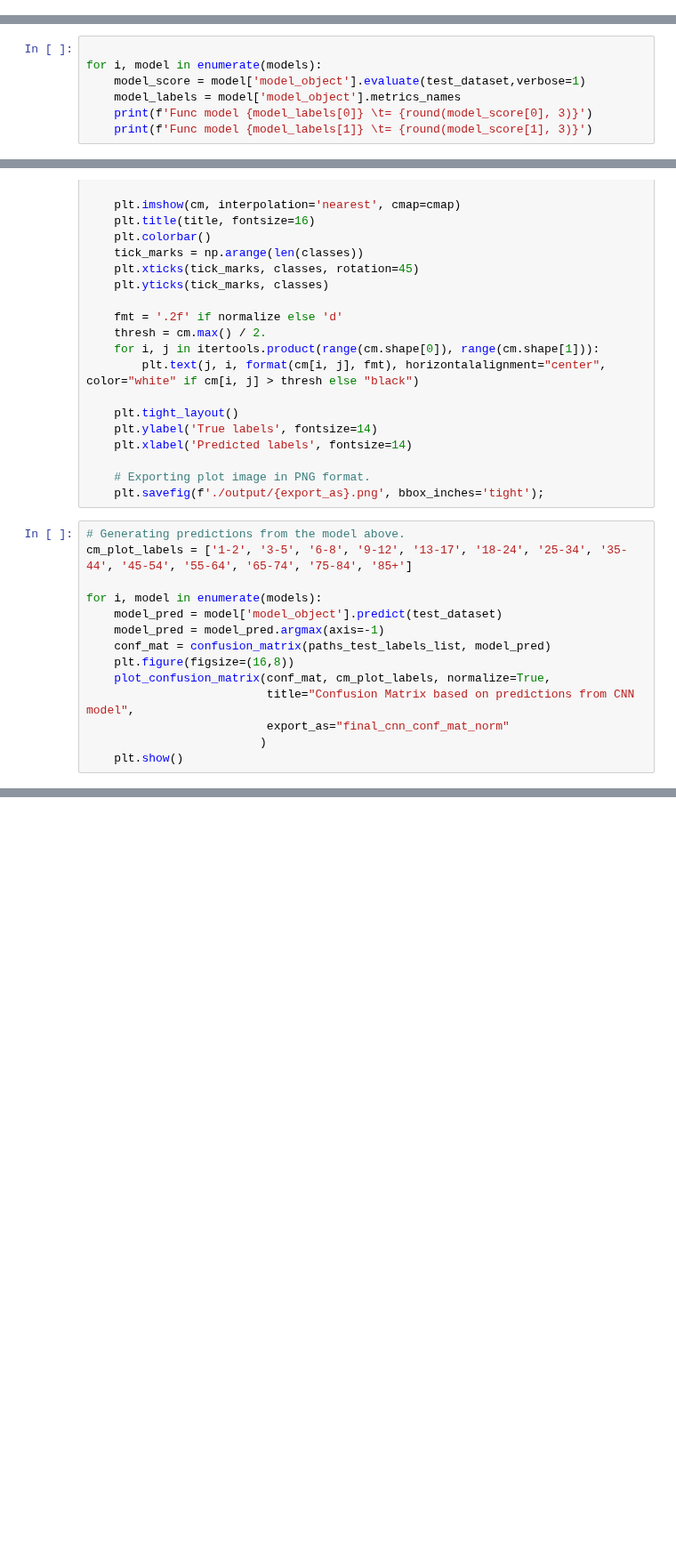
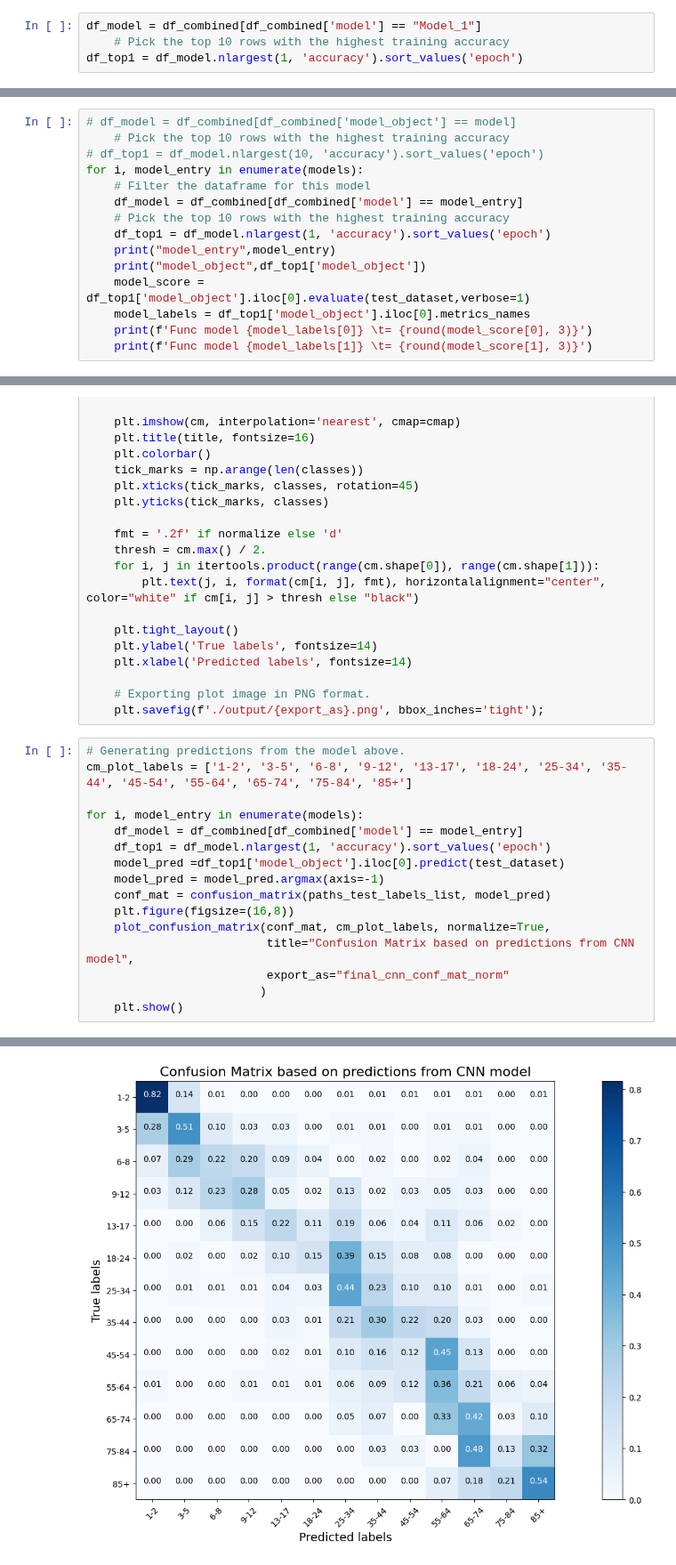
Before and after one commit to MocanuPaulC/DL-assignment, a Jupyter notebook: part_1/2_1_train_age_model.ipynb, the cells around one changed output, grey strips where cells are left out. Shown at 89% size. Drawn from its saved outputs; the diff is of its cells as text; blank space fills up the shorter version.

```diff
--- a/part_1/2_1_train_age_model.ipynb
+++ b/part_1/2_1_train_age_model.ipynb
@@ -282,0 +336,4 @@ Text(0.5, 0.92, 'Lineplots showing loss and accuracy of CNN model by epochs')
+# %%
+df_model = df_combined[df_combined['model'] == "Model_1"]
+    # Pick the top 10 rows with the highest training accuracy
+df_top1 = df_model.nlargest(1, 'accuracy').sort_values('epoch')
@@ -283,8 +360,16 @@ Text(0.5, 0.92, 'Lineplots showing loss and accuracy of CNN model by epochs')
 # %%
-
-for i, model in enumerate(models):
-    model_score = model['model_object'].evaluate(test_dataset,verbose=1)
-    model_labels = model['model_object'].metrics_names
+# df_model = df_combined[df_combined['model_object'] == model]
+    # Pick the top 10 rows with the highest training accuracy
+# df_top1 = df_model.nlargest(10, 'accuracy').sort_values('epoch')
+for i, model_entry in enumerate(models):
+    # Filter the dataframe for this model
+    df_model = df_combined[df_combined['model'] == model_entry]
+    # Pick the top 10 rows with the highest training accuracy
+    df_top1 = df_model.nlargest(1, 'accuracy').sort_values('epoch')
+    print("model_entry",model_entry)
+    print("model_object",df_top1['model_object'])
+    model_score = df_top1['model_object'].iloc[0].evaluate(test_dataset,verbose=1)
+    model_labels = df_top1['model_object'].iloc[0].metrics_names
     print(f'Func model {model_labels[0]} \t= {round(model_score[0], 3)}')
     print(f'Func model {model_labels[1]} \t= {round(model_score[1], 3)}')
 # %% [output]
@@ -330,8 +429,10 @@ def plot_confusion_matrix(cm, classes, normalize=False, title='Confusion Matrix'
 # Generating predictions from the model above.
 cm_plot_labels = ['1-2', '3-5', '6-8', '9-12', '13-17', '18-24', '25-34', '35-44', '45-54', '55-64', '65-74', '75-84', '85+']
 
-for i, model in enumerate(models):
-    model_pred = model['model_object'].predict(test_dataset)
+for i, model_entry in enumerate(models):
+    df_model = df_combined[df_combined['model'] == model_entry]
+    df_top1 = df_model.nlargest(1, 'accuracy').sort_values('epoch')
+    model_pred =df_top1['model_object'].iloc[0].predict(test_dataset)
     model_pred = model_pred.argmax(axis=-1)
     conf_mat = confusion_matrix(paths_test_labels_list, model_pred)
     plt.figure(figsize=(16,8))
@@ -340,3 +441,4 @@ for i, model in enumerate(models):
                           export_as="final_cnn_conf_mat_norm"
                          )
     plt.show()
+# %% [output]
@@ -342,0 +447 @@ for i, model in enumerate(models):
+[figure, added]
```
Also changed, not shown: parts of 16 cells of this notebook, 4 other files.
